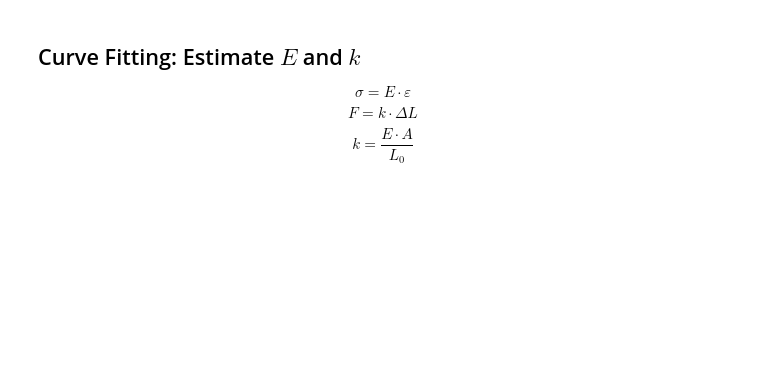
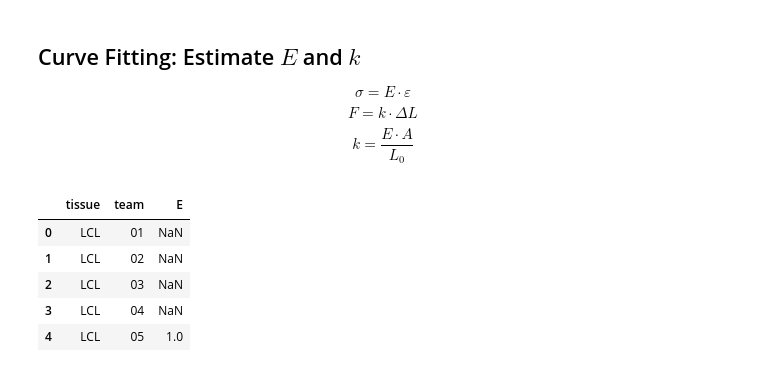
Before and after one commit to Kabilan108/drexel-coursework, a Jupyter notebook: bmes301/lab1/Data Analysis.ipynb, the cells around one changed output. Saved outputs shown, nothing was run; the diff lists cells and outputs as text; code cells hidden in the pictures; blank space fills up the shorter version.

```diff
--- a/bmes301/lab1/Data Analysis.ipynb
+++ b/bmes301/lab1/Data Analysis.ipynb
@@ -199,0 +226,9 @@ import statsmodels.formula.api as smf
+# %%
+test_data.head()
+# %% [output]
+|  | tissue | team | E |
+| 0 | LCL | 01 | NaN |
+| 1 | LCL | 02 | NaN |
+| 2 | LCL | 03 | NaN |
+| 3 | LCL | 04 | NaN |
+| 4 | LCL | 05 | 1.0 |
```
Also changed, not shown: parts of 16 cells of this notebook.
